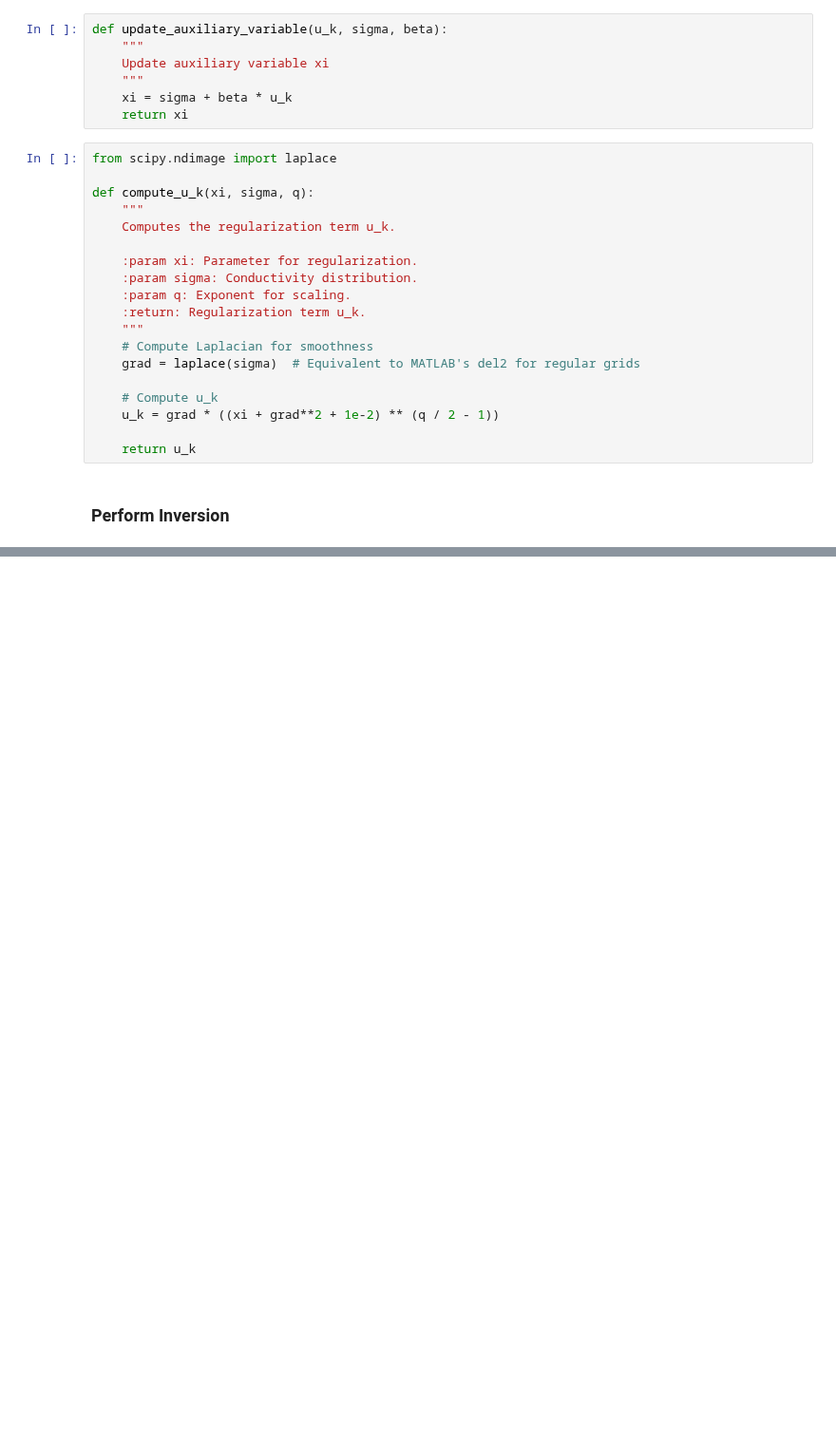
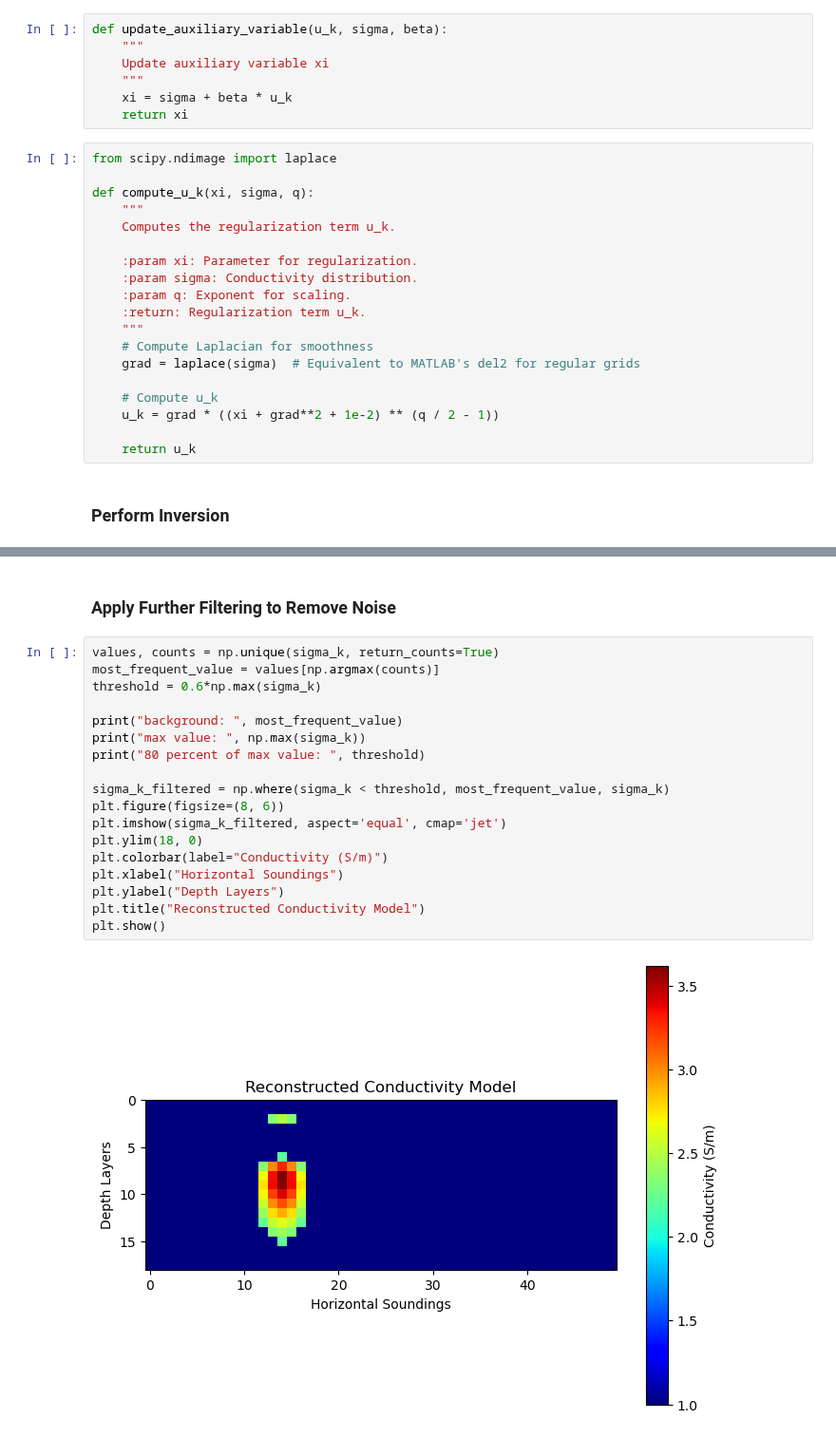
Before and after one commit to matthewhasman/Geophysical-Electromagnetic-Scanner, a Jupyter notebook: inversion/test_inversion.ipynb, the cells around one changed output, grey strips where cells are left out. Shown at 95% size. Drawn from its saved outputs; the diff is of its cells as text; blank space fills up the shorter version.

```diff
--- a/inversion/test_inversion.ipynb
+++ b/inversion/test_inversion.ipynb
@@ -379,0 +541,22 @@ plt.show()
+# %% [markdown]
+### Apply Further Filtering to Remove Noise
+# %%
+values, counts = np.unique(sigma_k, return_counts=True)
+most_frequent_value = values[np.argmax(counts)]
+threshold = 0.6*np.max(sigma_k)
+
+print("background: ", most_frequent_value)
+print("max value: ", np.max(sigma_k))
+print("80 percent of max value: ", threshold)
+
+sigma_k_filtered = np.where(sigma_k < threshold, most_frequent_value, sigma_k)
+plt.figure(figsize=(8, 6))
+plt.imshow(sigma_k_filtered, aspect='equal', cmap='jet')
+plt.ylim(18, 0)
+plt.colorbar(label="Conductivity (S/m)")
+plt.xlabel("Horizontal Soundings")
+plt.ylabel("Depth Layers")
+plt.title("Reconstructed Conductivity Model")
+plt.show()
+# %% [output]
+[figure, added]
```
Also changed, not shown: parts of 15 cells of this notebook, 1 other file.
